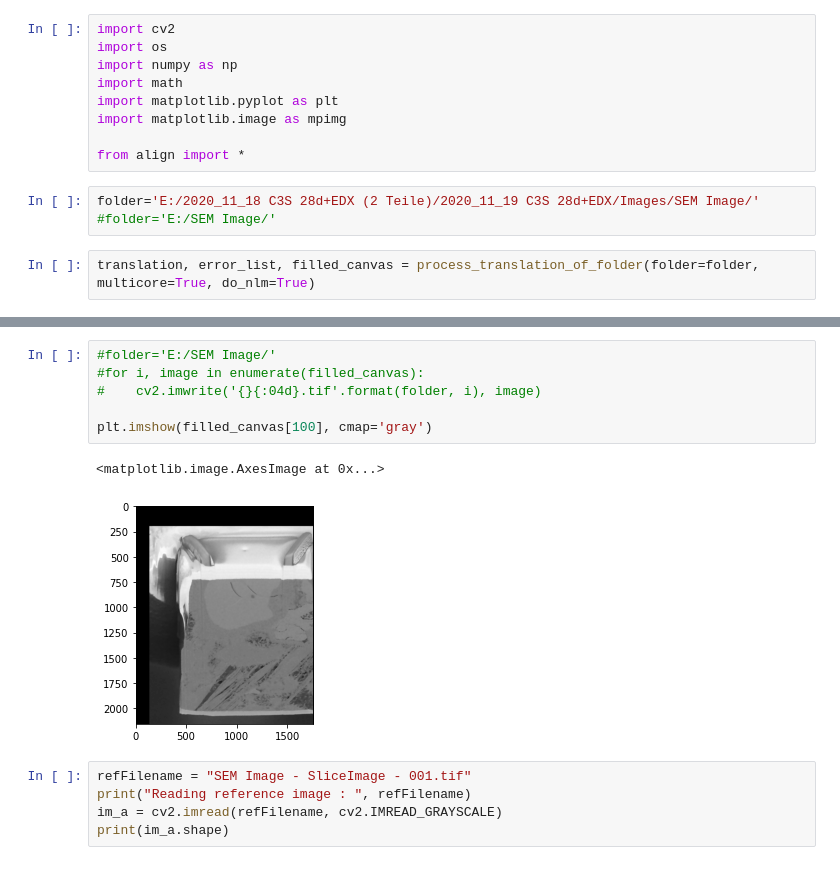
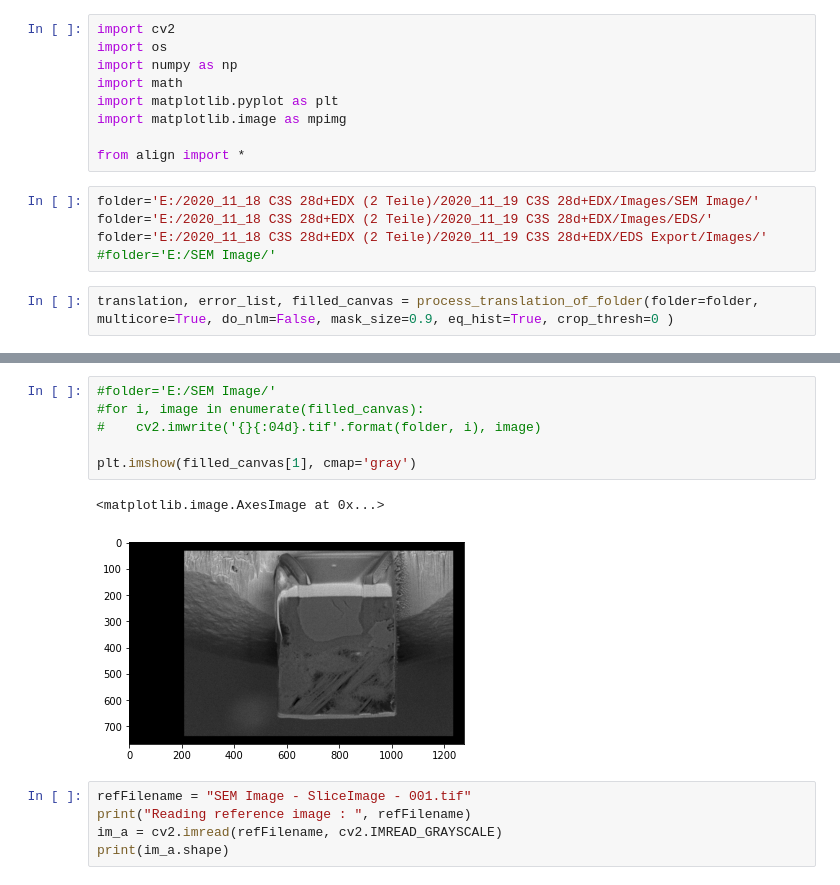
Before and after one commit to kleinerELM/FIB-Stack-preprocessing, a Jupyter notebook: test.ipynb, the cells around one changed output, grey strips where cells are left out. Drawn from its saved outputs; the diff is of its cells as text.

```diff
--- a/test.ipynb
+++ b/test.ipynb
@@ -11,6 +11,8 @@ import matplotlib.image as mpimg
 from align import *
 # %%
 folder='E:/2020_11_18 C3S 28d+EDX (2 Teile)/2020_11_19 C3S 28d+EDX/Images/SEM Image/'
+folder='E:/2020_11_18 C3S 28d+EDX (2 Teile)/2020_11_19 C3S 28d+EDX/Images/EDS/'
+folder='E:/2020_11_18 C3S 28d+EDX (2 Teile)/2020_11_19 C3S 28d+EDX/EDS Export/Images/'
 #folder='E:/SEM Image/'
 # %%
-translation, error_list, filled_canvas = process_translation_of_folder(folder=folder, multicore=True, do_nlm=True)
+translation, error_list, filled_canvas = process_translation_of_folder(folder=folder, multicore=True, do_nlm=False, mask_size=0.9, eq_hist=True, crop_thresh=0 )
@@ -17,12 +31,12 @@ translation, error_list, filled_canvas = process_translation_of_folder(folder=fo
 # %%
 #folder='E:/SEM Image/'
 #for i, image in enumerate(filled_canvas):
 #    cv2.imwrite('{}{:04d}.tif'.format(folder, i), image)
 
-plt.imshow(filled_canvas[100], cmap='gray')
+plt.imshow(filled_canvas[1], cmap='gray')
 # %% [output]
 <matplotlib.image.AxesImage at 0x...>
-[figure, old version]
+[figure, new version]
 # %%
 refFilename = "SEM Image - SliceImage - 001.tif"
 print("Reading reference image : ", refFilename)
```
Also changed, not shown: parts of 1 cell of this notebook, 1 other file.
